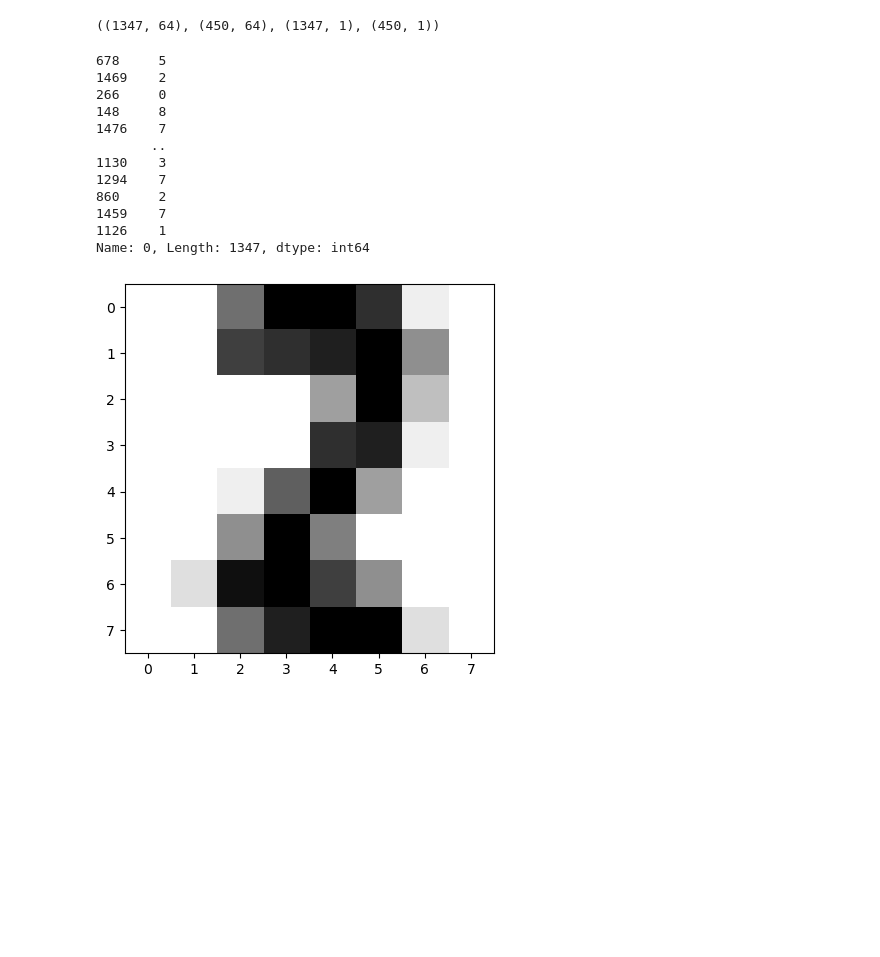
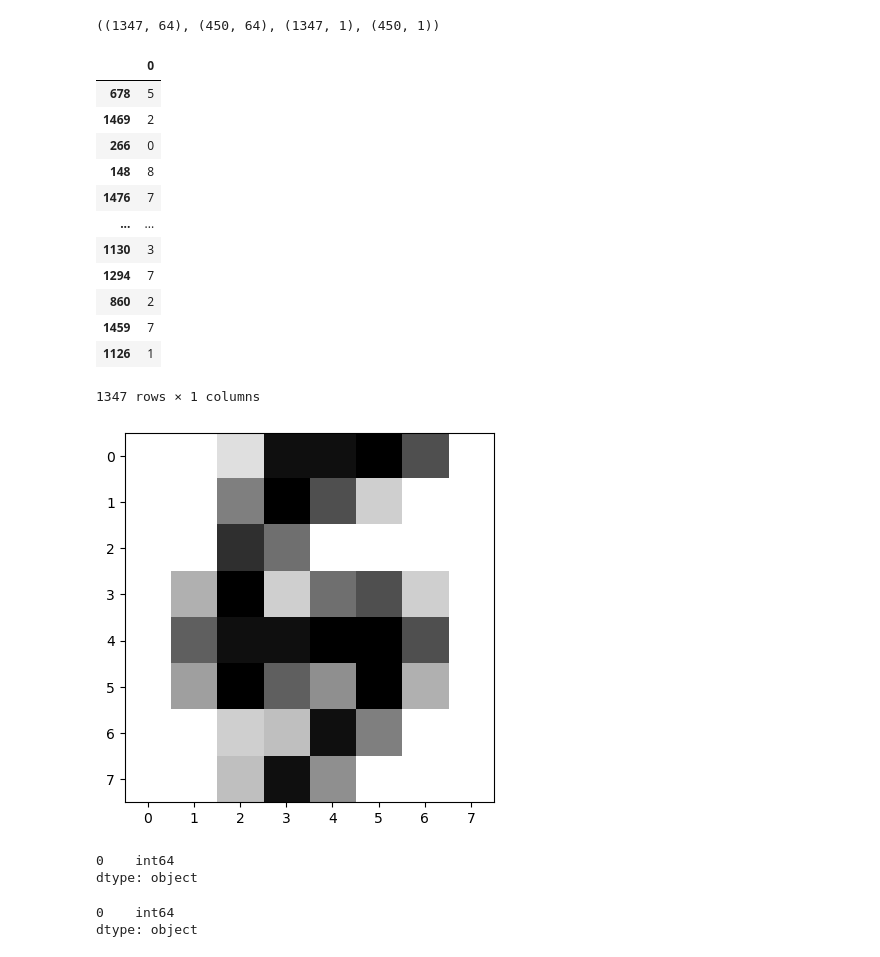
Before and after one commit to Svved/ITS_FirstProject, a Jupyter notebook: Esercizi/MNIST.ipynb, the cells around one changed output. Cells and saved outputs as stored; diff of their text form; code cells hidden in the pictures; blank space fills up the shorter version.

```diff
--- a/Esercizi/MNIST.ipynb
+++ b/Esercizi/MNIST.ipynb
@@ -282,19 +286,30 @@ X_train.shape, X_test.shape, y_train.shape, y_test.shape
 # %% [output]
 ((1347, 64), (450, 64), (1347, 1), (450, 1))
 # %%
-plt.imshow(np.array(X_train)[1344].reshape(8,8),cmap='gray_r');
-y_train[0]
+plt.imshow(np.array(X_train)[0].reshape(8,8),cmap='gray_r');
+y_train
 # %% [output]
+|  | 0 |
+| 678 | 5 |
+| 1469 | 2 |
+| 266 | 0 |
+| 148 | 8 |
+| 1476 | 7 |
+| ... | ... |
+| 1130 | 3 |
+| 1294 | 7 |
+| 860 | 2 |
+| 1459 | 7 |
+| 1126 | 1 |
-678     5
-1469    2
-266     0
-148     8
-1476    7
-       ..
-1130    3
-1294    7
-860     2
-1459    7
-1126    1
-Name: 0, Length: 1347, dtype: int64
+1347 rows × 1 columns
-[figure, old version]
+[figure, new version]
+# %%
+target_df.dtypes
+# %% [output]
+0    int64
+dtype: object
+# %%
+y.dtypes
+# %% [output]
+0    int64
+dtype: object
```
Also changed, not shown: parts of 1 cell of this notebook.
